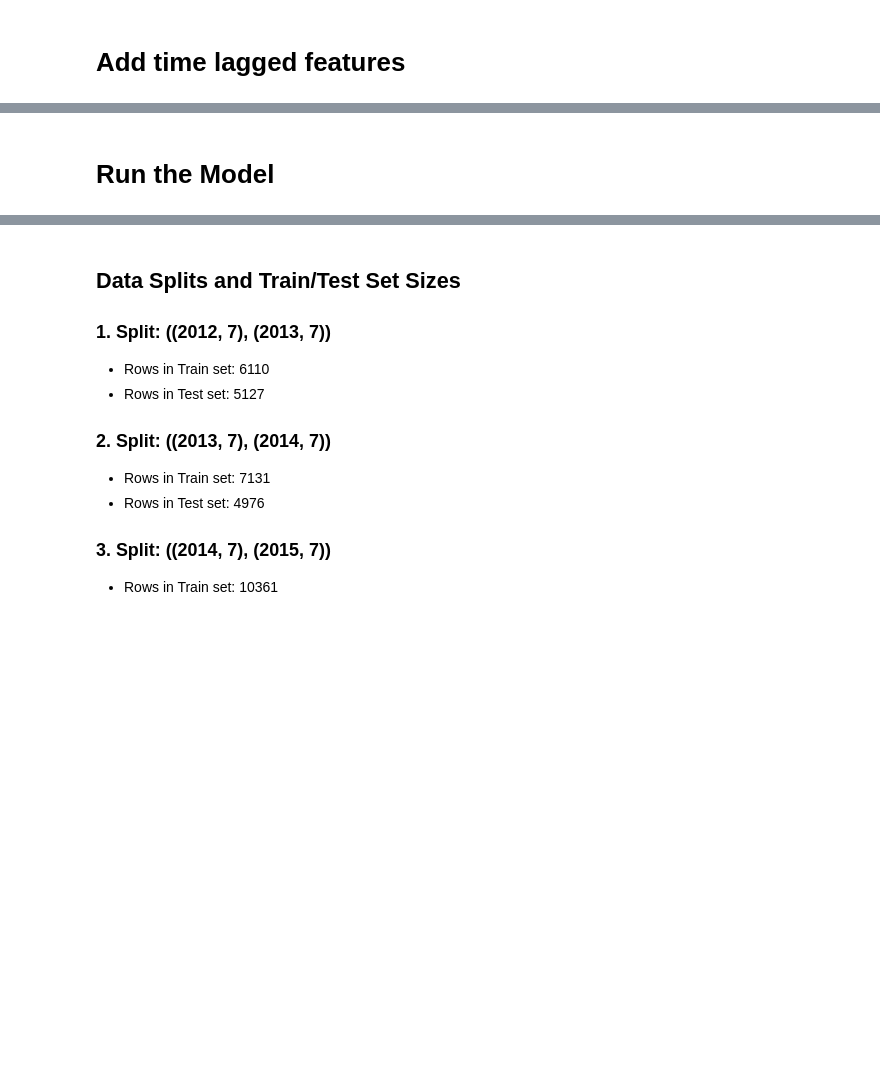
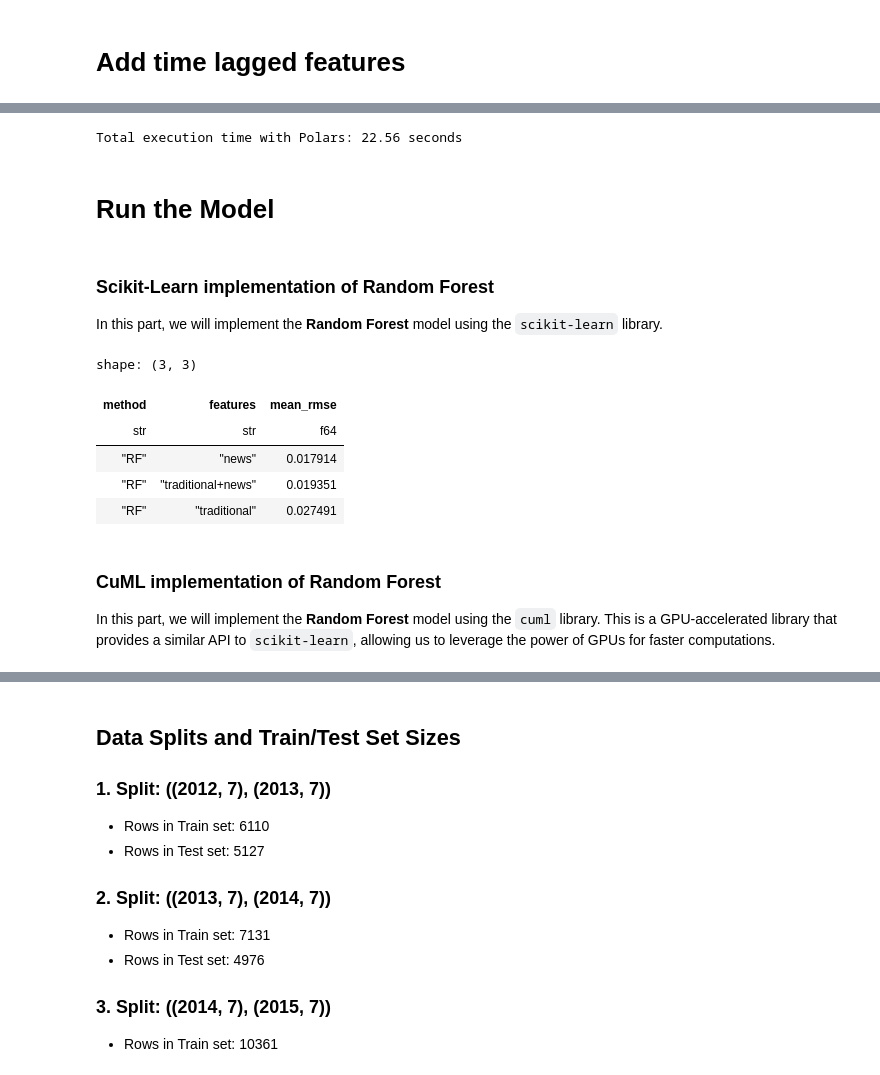
Before and after one commit to Aisha630/Predicting-food-insecurity, a Jupyter notebook: our_implementation_polars.ipynb, the cells around one changed output, grey strips where cells are left out. Drawn from its saved outputs; the diff is of its cells as text; code cells hidden in the pictures; blank space fills up the shorter version.

```diff
--- a/our_implementation_polars.ipynb
+++ b/our_implementation_polars.ipynb
@@ -517,2 +524,8 @@ shape: (5, 4_070)
+# %%
+end_time = time.time()
+
+print(f"Total execution time with Polars: {end_time - start_time:.2f} seconds")
+# %% [output]
+Total execution time with Polars: 22.56 seconds
 # %% [markdown]
 # Run the Model
@@ -518,0 +554,4 @@ shape: (5, 4_070)
+# %% [markdown]
+### Scikit-Learn implementation of Random Forest
+
+In this part, we will implement the **Random Forest** model using the `scikit-learn` library.
@@ -519 +681,18 @@ shape: (5, 4_070)
+# %%
+agg_sklearn  = results_rfr_sklearn.group_by(['method', 'features']).agg(
+    pl.mean('rmse').alias('mean_rmse'),
+)
+
+agg_sklearn
+# %% [output]
+shape: (3, 3)
+| method | features | mean_rmse |
+| str | str | f64 |
+| "RF" | "news" | 0.017914 |
+| "RF" | "traditional+news" | 0.019351 |
+| "RF" | "traditional" | 0.027491 |
+# %% [markdown]
+### CuML implementation of Random Forest
+
+In this part, we will implement the **Random Forest** model using the `cuml` library. This is a GPU-accelerated library that provides a similar API to `scikit-learn`, allowing us to leverage the power of GPUs for faster computations.
 # %%
```
Also changed, not shown: parts of 13 cells of this notebook, 4 other files.
